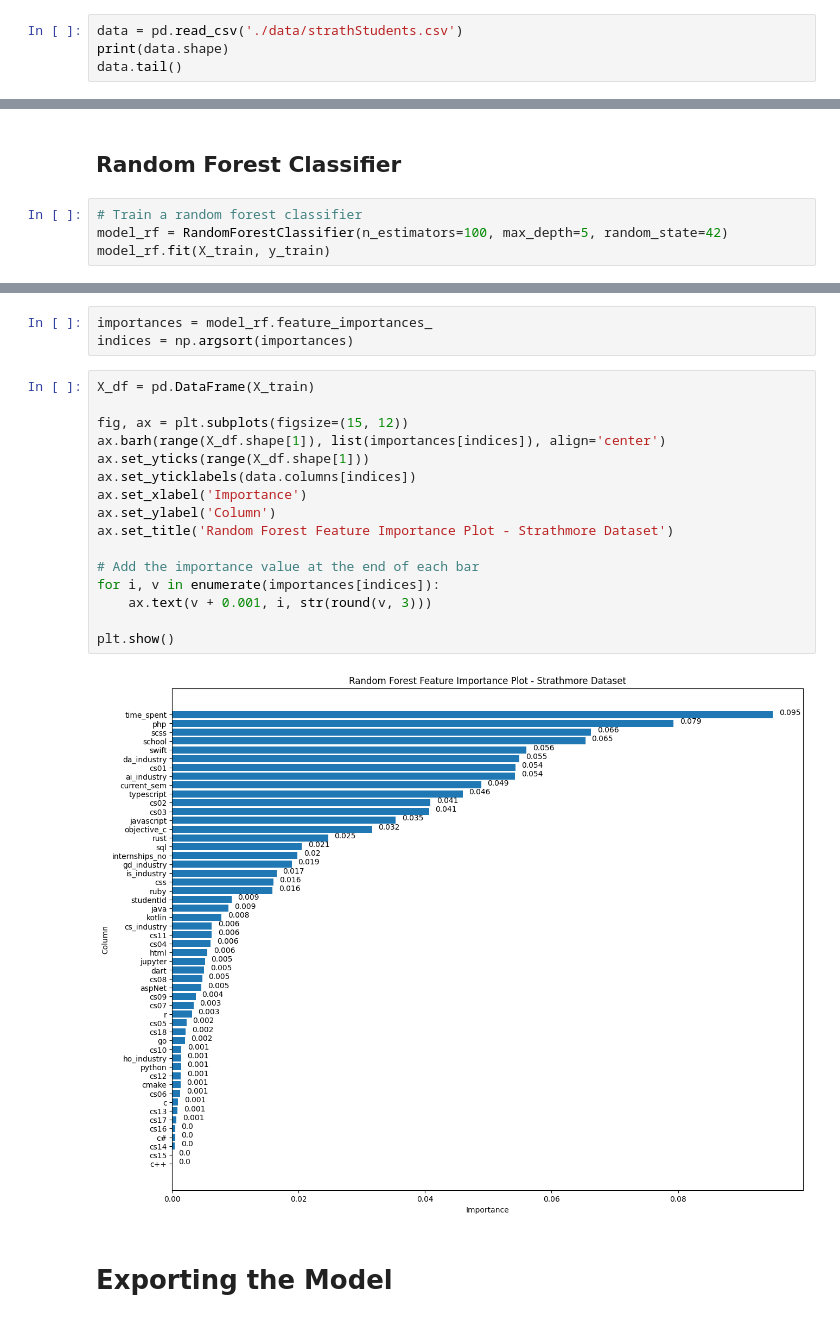
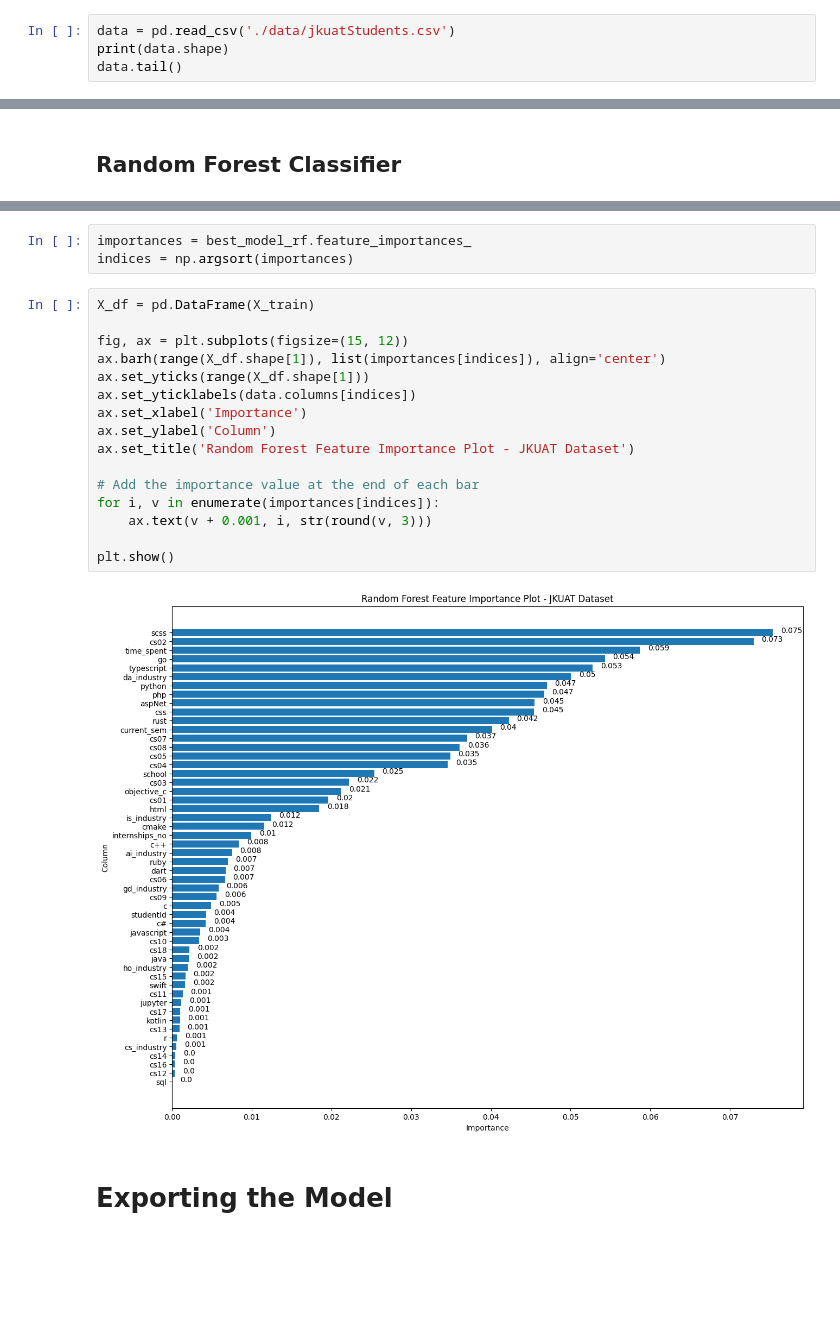
Before and after one commit to mel-fayne/elira_api, a Jupyter notebook: classifierModel/spec_classifier.ipynb, the cells around one changed output, grey strips where cells are left out. Drawn from its saved outputs; the diff is of its cells as text; blank space fills up the shorter version.

Commit message:
retrain model with improved data

```diff
--- a/classifierModel/spec_classifier.ipynb
+++ b/classifierModel/spec_classifier.ipynb
@@ -22,7 +22,7 @@ from sklearn.svm import SVC
 # %% [markdown]
 # Reading Data
 # %%
-data = pd.read_csv('./data/strathStudents.csv')
+data = pd.read_csv('./data/jkuatStudents.csv')
 print(data.shape)
 data.tail()
 # %% [output]
@@ -238,6 +251,2 @@ Confusion Matrix :
 # %% [markdown]
 ## Random Forest Classifier
-# %%
-# Train a random forest classifier
-model_rf = RandomForestClassifier(n_estimators=100, max_depth=5, random_state=42)
-model_rf.fit(X_train, y_train)
@@ -252,24 +253,24 @@ Accuracy: 1.00
 # %%
-importances = model_rf.feature_importances_
+importances = best_model_rf.feature_importances_
 indices = np.argsort(importances)
 # %%
 X_df = pd.DataFrame(X_train)
 
 fig, ax = plt.subplots(figsize=(15, 12))
 ax.barh(range(X_df.shape[1]), list(importances[indices]), align='center')
 ax.set_yticks(range(X_df.shape[1]))
 ax.set_yticklabels(data.columns[indices])
 ax.set_xlabel('Importance')
 ax.set_ylabel('Column')
-ax.set_title('Random Forest Feature Importance Plot - Strathmore Dataset')
+ax.set_title('Random Forest Feature Importance Plot - JKUAT Dataset')
 
 # Add the importance value at the end of each bar
 for i, v in enumerate(importances[indices]):
     ax.text(v + 0.001, i, str(round(v, 3)))
 
 plt.show()
 # %% [output]
-[figure, old version]
+[figure, new version]
 # %% [markdown]
 # Exporting the Model
 # %%
```
Also changed, not shown: parts of 12 cells of this notebook, 7 other files.
